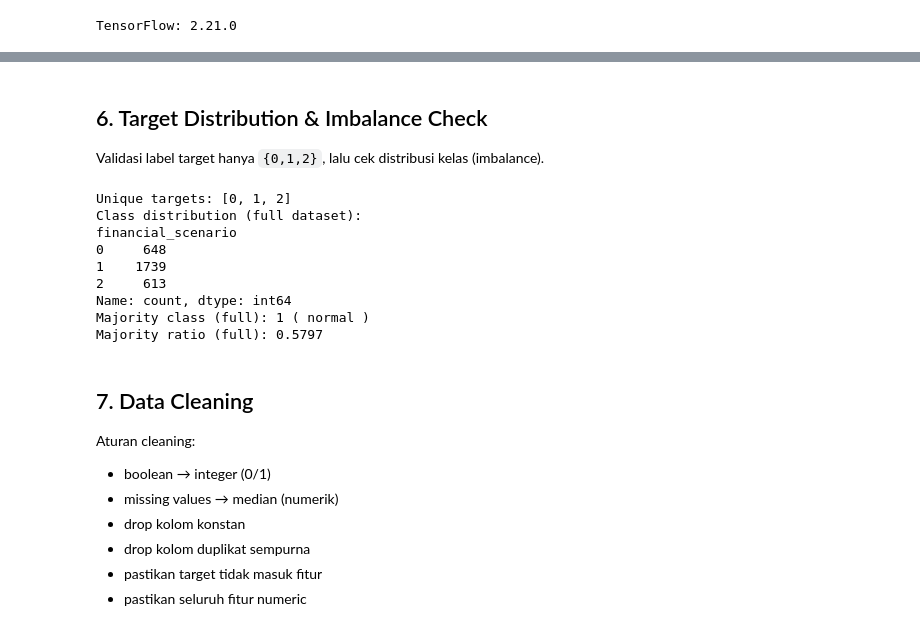
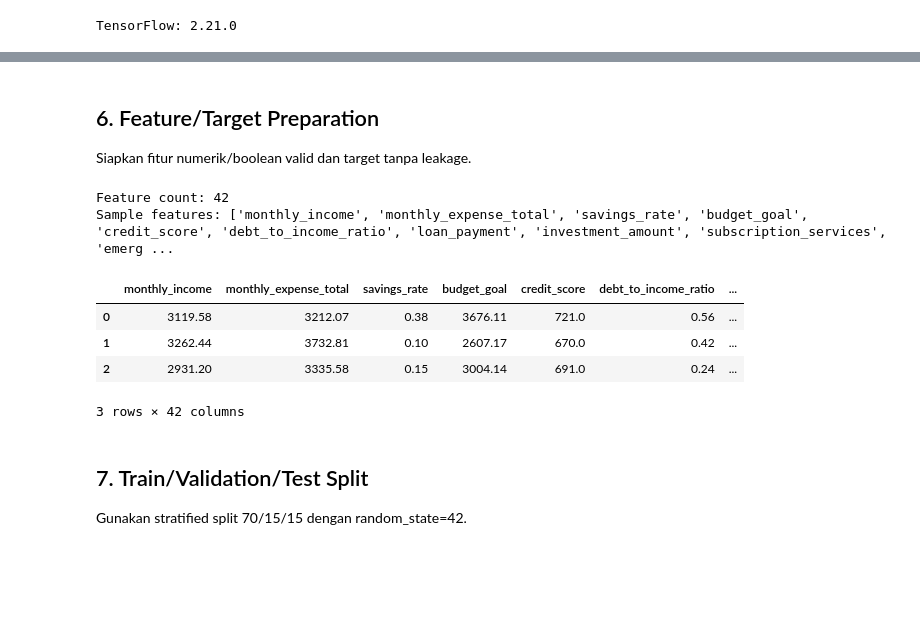
Before and after one commit to raamwhy/ml-api-finary, a Jupyter notebook: finary_classify_model.ipynb, the cells around one changed output, grey strips where cells are left out. Saved outputs shown, nothing was run; the diff lists cells and outputs as text; code cells hidden in the pictures; blank space fills up the shorter version.

```diff
--- a/finary_classify_model.ipynb
+++ b/finary_classify_model.ipynb
@@ -159,39 +128,45 @@ dtype: float64
 # %% [markdown]
-## 6. Target Distribution & Imbalance Check
+## 6. Feature/Target Preparation
 
-Validasi label target hanya `{0,1,2}`, lalu cek distribusi kelas (imbalance).
+Siapkan fitur numerik/boolean valid dan target tanpa leakage.
 # %%
-unique_targets = sorted(df[TARGET].dropna().unique().tolist())
-print("Unique targets:", unique_targets)
-if unique_targets != [0, 1, 2]:
-    raise ValueError(f"Invalid target values for {TARGET}. Expected [0,1,2], got {unique_targets}")
+df_prep = df.copy()
 
-counts = df[TARGET].value_counts().sort_index()
-print("Class distribution (full dataset):")
-print(counts)
+# Convert boolean columns to integers.
+for col in df_prep.columns:
+    if df_prep[col].dtype == bool:
+        df_prep[col] = df_prep[col].astype(int)
 
-majority_class_full = int(counts.idxmax())
-majority_ratio_full = float(counts.max() / counts.sum())
-print("Majority class (full):", majority_class_full, "(", LABEL_MAPPING[str(majority_class_full)], ")")
-print("Majority ratio (full):", round(majority_ratio_full, 4))
+# Define candidate feature columns by exclusion rule.
+candidate_cols = [c for c in df_prep.columns if c not in EXCLUDE_FEATURE_COLS]
+
+# Keep only numeric columns as model input.
+X_df = df_prep[candidate_cols].select_dtypes(include=["number"]).copy()
+y = df_prep[TARGET].astype(int)
+
+if TARGET in X_df.columns:
+    raise ValueError("Target leakage detected: target found in features")
+
+if "monthly_financial_condition_label" in X_df.columns:
+    raise ValueError("String label column leaked into features")
+
+# Fill numeric missing values with median.
+X_df = X_df.fillna(X_df.median(numeric_only=True))
+feature_columns = X_df.columns.tolist()
+
+print("Feature count:", len(feature_columns))
+print("Sample features:", feature_columns[:20])
+display(X_df.head(3))
 # %% [output]
-Unique targets: [0, 1, 2]
-Class distribution (full dataset):
-financial_scenario
-0     648
-1    1739
-2     613
-Name: count, dtype: int64
-Majority class (full): 1 ( normal )
-Majority ratio (full): 0.5797
+Feature count: 42
+Sample features: ['monthly_income', 'monthly_expense_total', 'savings_rate', 'budget_goal', 'credit_score', 'debt_to_income_ratio', 'loan_payment', 'investment_amount', 'subscription_services', 'emerg ...
+|  | monthly_income | monthly_expense_total | savings_rate | budget_goal | credit_score | debt_to_income_ratio | ... |
+| 0 | 3119.58 | 3212.07 | 0.38 | 3676.11 | 721.0 | 0.56 | ... |
+| 1 | 3262.44 | 3732.81 | 0.10 | 2607.17 | 670.0 | 0.42 | ... |
+| 2 | 2931.20 | 3335.58 | 0.15 | 3004.14 | 691.0 | 0.24 | ... |
+3 rows × 42 columns
 # %% [markdown]
-## 7. Data Cleaning
+## 7. Train/Validation/Test Split
 
-Aturan cleaning:
-- boolean → integer (0/1)
-- missing values → median (numerik)
-- drop kolom konstan
-- drop kolom duplikat sempurna
-- pastikan target tidak masuk fitur
-- pastikan seluruh fitur numeric
+Gunakan stratified split 70/15/15 dengan random_state=42.
 # %%
```
Also changed, not shown: parts of 42 cells of this notebook.
